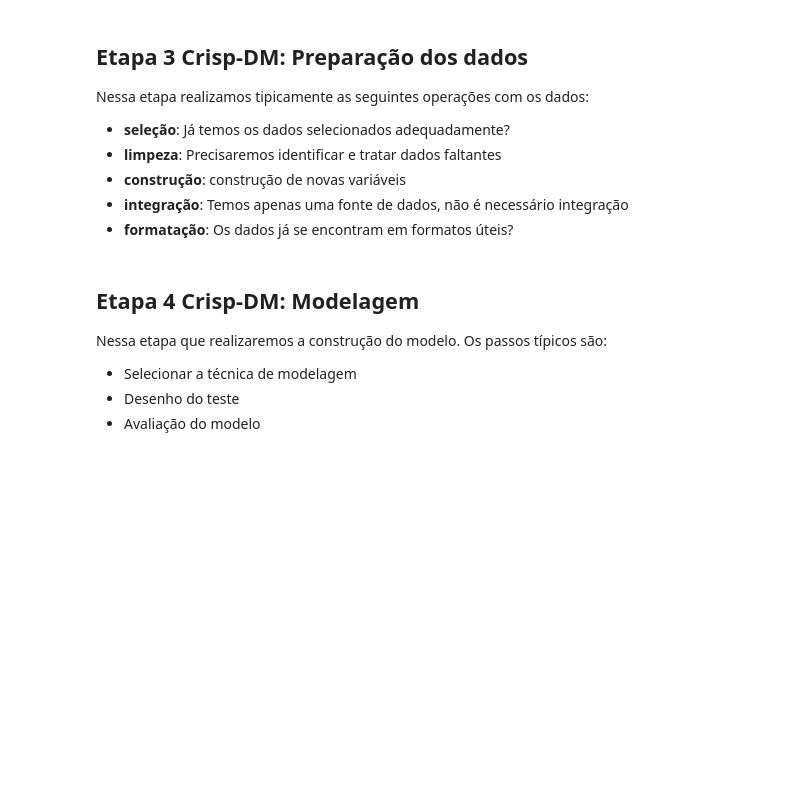
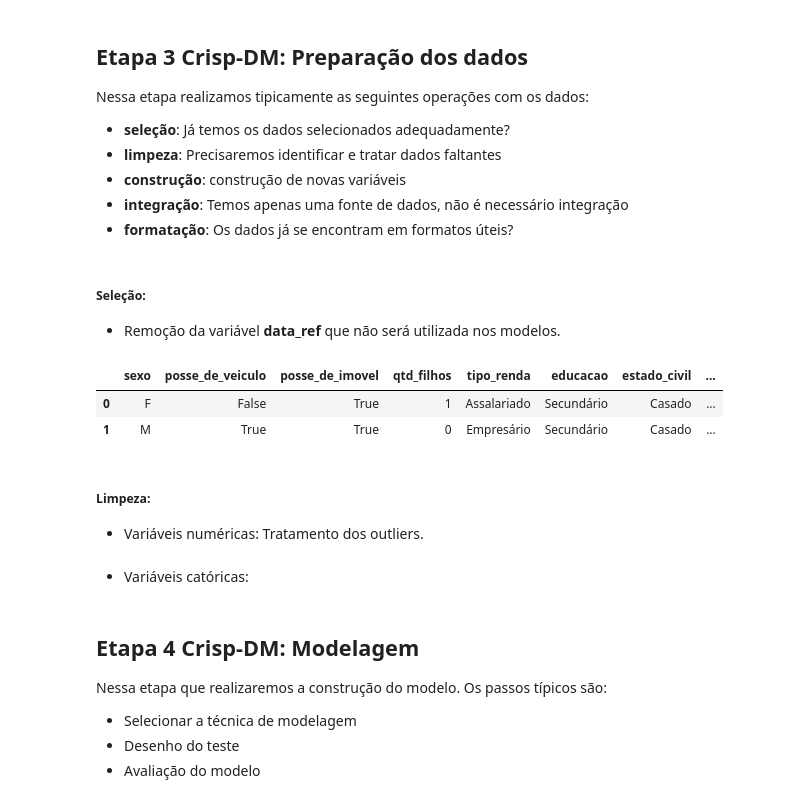
Before and after one commit to daviNGL/EBAC-projeto-previsao-de-renda, a Jupyter notebook: projeto.ipynb, the cells around one changed output. Cells and saved outputs as stored; diff of their text form; code cells hidden in the pictures; blank space fills up the shorter version.

Commit message:
Etapa 3 Crisp-DM - Limpeza das variáveis

```diff
--- a/projeto.ipynb
+++ b/projeto.ipynb
@@ -349,3 +349,19 @@ Nessa etapa realizamos tipicamente as seguintes operações com os dados:
  - **construção**: construção de novas variáveis
  - **integração**: Temos apenas uma fonte de dados, não é necessário integração
  - **formatação**: Os dados já se encontram em formatos úteis?
+# %% [markdown]
+##### Seleção:
+
+* Remoção da variável **data_ref** que não será utilizada nos modelos.
+# %%
+df_tratado = df.drop('data_ref', axis=1).copy()
+
+df_tratado.head(2)
+# %% [output]
+|  | sexo | posse_de_veiculo | posse_de_imovel | qtd_filhos | tipo_renda | educacao | estado_civil | ... |
+| 0 | F | False | True | 1 | Assalariado | Secundário | Casado | ... |
+| 1 | M | True | True | 0 | Empresário | Secundário | Casado | ... |
+# %% [markdown]
+##### Limpeza:
+
+* Variáveis numéricas: Tratamento dos outliers.
@@ -351,0 +377,2 @@ Nessa etapa realizamos tipicamente as seguintes operações com os dados:
+# %% [markdown]
+* Variáveis catóricas:
```
Also changed, not shown: parts of 5 cells of this notebook, 1 other file.
